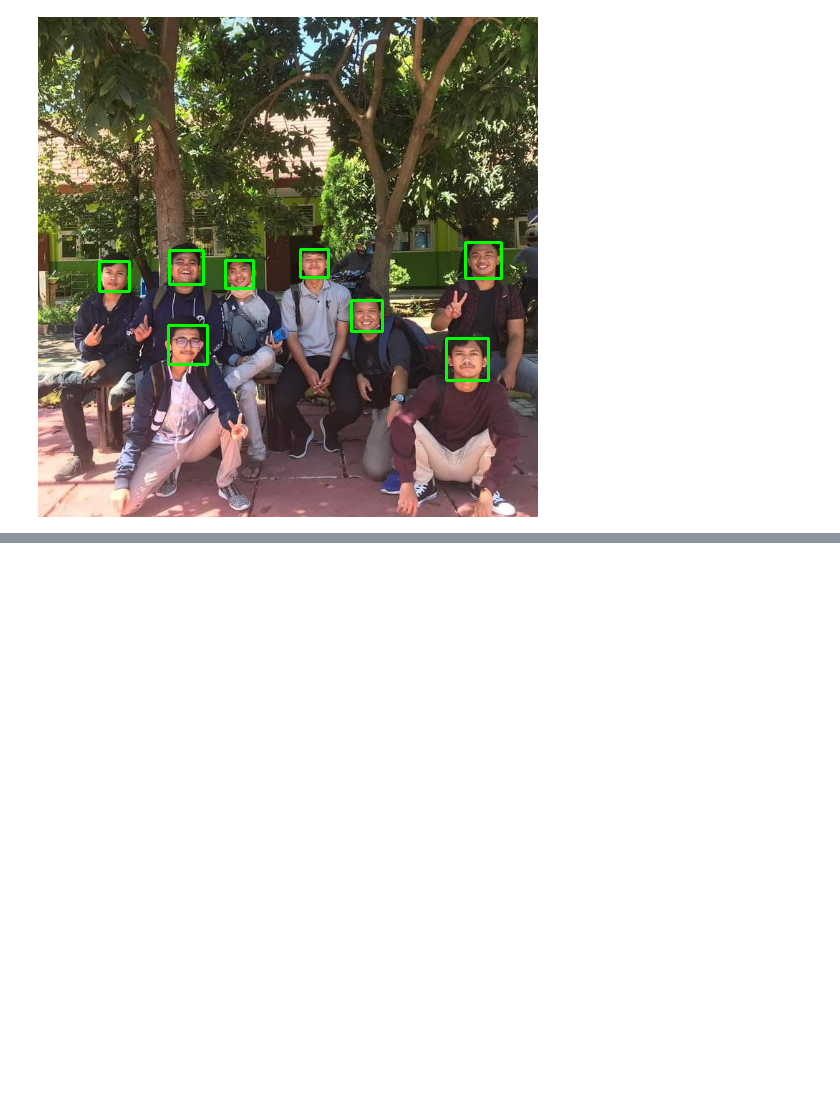
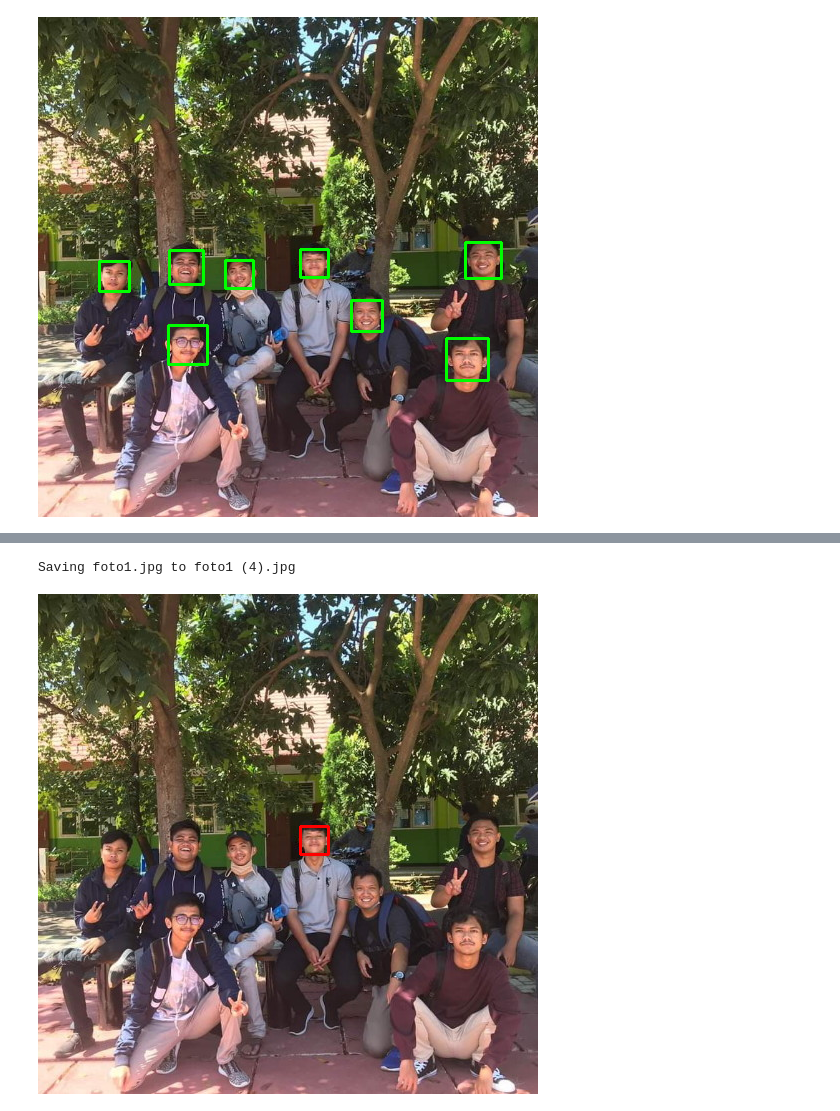
Before and after one commit to Zaenyxx/FaceDetection, a Jupyter notebook: UTS_PCD.ipynb, the cells around one changed output, grey strips where cells are left out. Saved outputs shown, nothing was run; the diff lists cells and outputs as text; code cells hidden in the pictures; blank space fills up the shorter version.

```diff
--- a/UTS_PCD.ipynb
+++ b/UTS_PCD.ipynb
@@ -36,3 +36,6 @@ Jumlah wajah yang terdeteksi = 8
 cv2_imshow(img)
 # %% [output]
 [figure]
+# %%
+from google.colab import files
+uploaded = files.upload()
@@ -38,0 +45,36 @@ cv2_imshow(img)
+# %%
+image_path = 'gambar.jpg'
+# %%
+import cv2 as cv
+from google.colab import files
+from google.colab.patches import cv2_imshow
+
+# Deteksi wajah menggunakan Haar Cascade
+def detect_smallest_face():
+    uploaded = files.upload()
+
+    for image_path in uploaded.keys():
+        img = cv.imread(image_path)
+        gray = cv.cvtColor(img, cv.COLOR_BGR2GRAY)
+
+        # Inisialisasi kelas Haar Cascade untuk deteksi wajah
+        face_cascade = cv.CascadeClassifier(cv.data.haarcascades + 'haarcascade_frontalface_default.xml')
+
+        # Deteksi wajah
+        faces = face_cascade.detectMultiScale(gray, scaleFactor=1.1, minNeighbors=6)
+
+
+        # Temukan wajah terkecil
+        smallest_face = min(faces, key=lambda face: face[2]*face[3])
+
+        # Gambar wajah terkecil dengan warna merah
+        if len(smallest_face) > 0:
+            x, y, width, height = smallest_face
+            cv.rectangle(img, (x, y), (x + width, y + height), (0, 0, 255), thickness=2)
+
+        # Tampilkan gambar yang telah ditandai
+        cv2_imshow(img)
+
+# Panggil fungsi untuk mendeteksi wajah terkecil
+detect_smallest_face()
+# %% [output]
@@ -38,0 +82,2 @@ cv2_imshow(img)
+Saving foto1.jpg to foto1 (4).jpg
+[figure, added]
```
Also changed, not shown: parts of 3 cells of this notebook.
